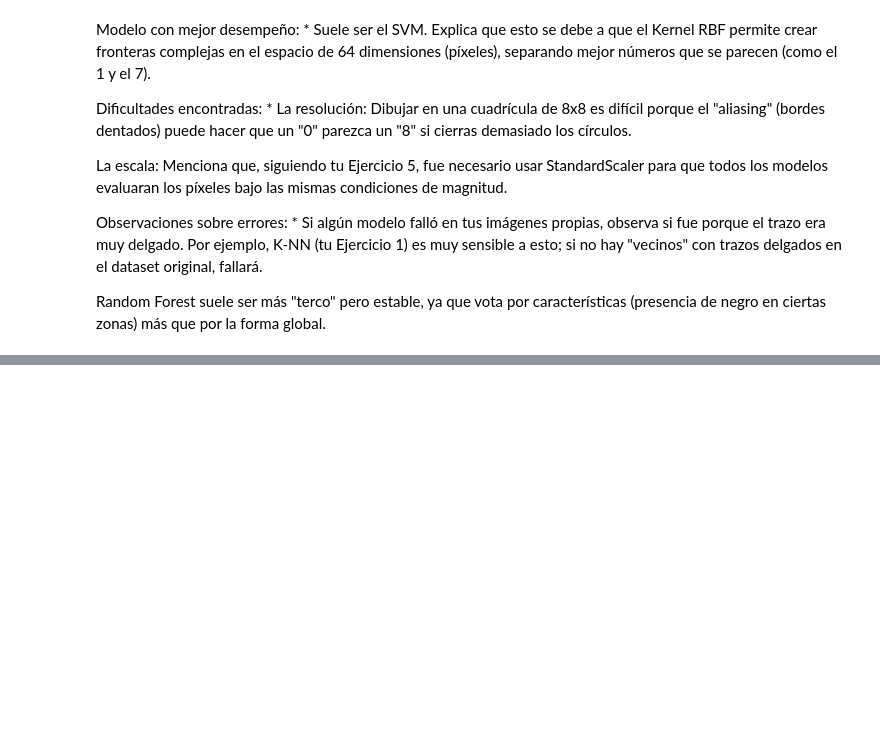
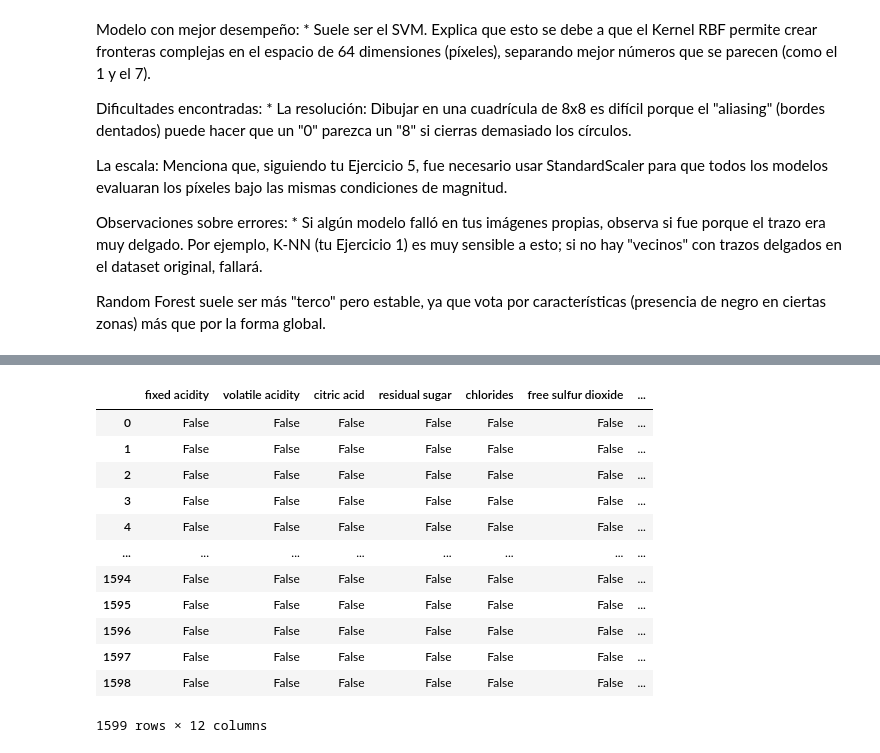
Before and after one commit to daf01-web/Mineria-de-Datos, a Jupyter notebook: TERCER PARCIAL.ipynb, the cells around one changed output, grey strips where cells are left out. Saved outputs shown, nothing was run; the diff lists cells and outputs as text; code cells hidden in the pictures; blank space fills up the shorter version.

```diff
--- a/TERCER PARCIAL.ipynb
+++ b/TERCER PARCIAL.ipynb
@@ -1075,0 +1078,9 @@ Random Forest suele ser más "terco" pero estable, ya que vota por característi
+# %%
+# Import pandas
+import pandas as pd
+
+# Read in white wine data
+white = pd.read_csv("http://archive.ics.uci.edu/ml/machine-learning-databases/wine-quality/winequality-white.csv", sep=';')
+
+# Read in red wine data
+red = pd.read_csv("http://archive.ics.uci.edu/ml/machine-learning-databases/wine-quality/winequality-red.csv", sep=';')
@@ -1075,0 +1154,17 @@ Random Forest suele ser más "terco" pero estable, ya que vota por característi
+# %%
+# Double check for null values in `red`
+pd.isnull(red)
+# %% [output]
+|  | fixed acidity | volatile acidity | citric acid | residual sugar | chlorides | free sulfur dioxide | ... |
+| 0 | False | False | False | False | False | False | ... |
+| 1 | False | False | False | False | False | False | ... |
+| 2 | False | False | False | False | False | False | ... |
+| 3 | False | False | False | False | False | False | ... |
+| 4 | False | False | False | False | False | False | ... |
+| ... | ... | ... | ... | ... | ... | ... | ... |
+| 1594 | False | False | False | False | False | False | ... |
+| 1595 | False | False | False | False | False | False | ... |
+| 1596 | False | False | False | False | False | False | ... |
+| 1597 | False | False | False | False | False | False | ... |
+| 1598 | False | False | False | False | False | False | ... |
+1599 rows × 12 columns
```
Also changed, not shown: parts of 6 cells of this notebook.
